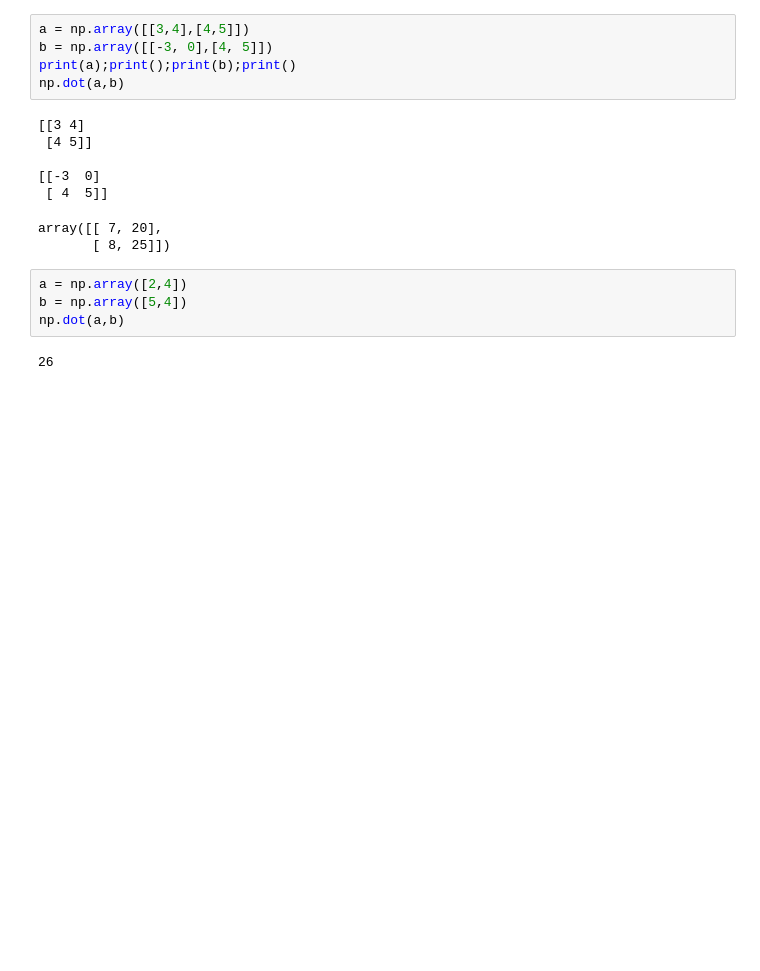
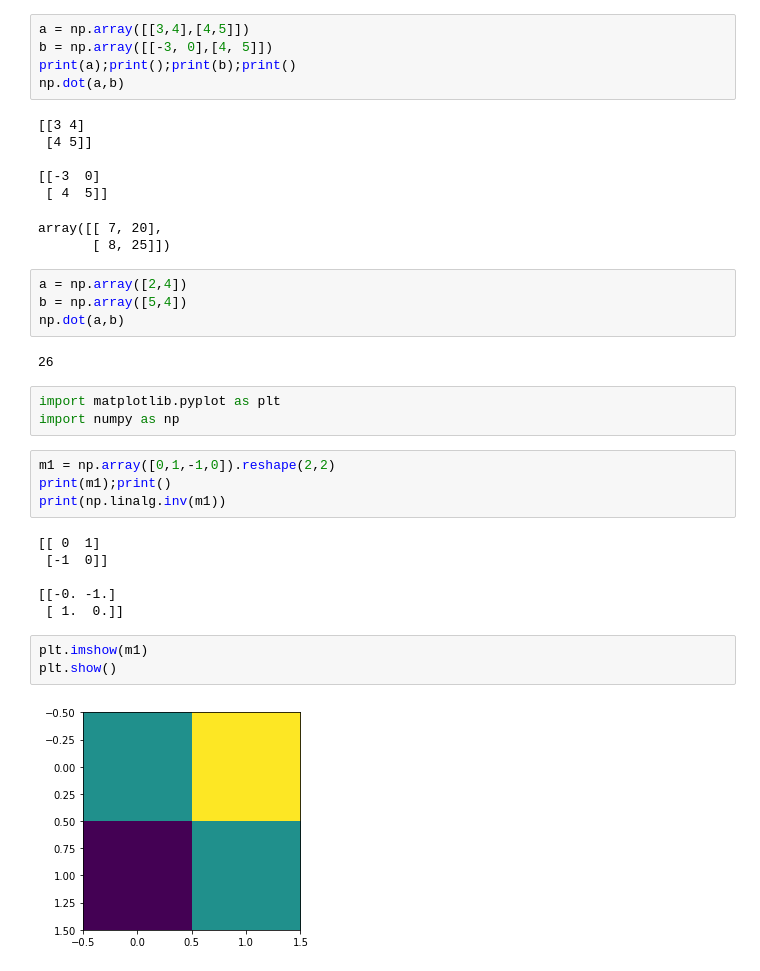
Before and after one commit to lkarjun/data-science-from-scratch, a Jupyter notebook: ChapterFour/LinearAlgebra.ipynb, the cells around one changed output. Saved outputs shown, nothing was run; the diff lists cells and outputs as text; blank space fills up the shorter version.

```diff
--- a/ChapterFour/LinearAlgebra.ipynb
+++ b/ChapterFour/LinearAlgebra.ipynb
@@ -296,3 +292,21 @@ b = np.array([5,4])
 np.dot(a,b)
 # %% [output]
 26
+# %%
+import matplotlib.pyplot as plt
+import numpy as np
+# %%
+m1 = np.array([0,1,-1,0]).reshape(2,2)
+print(m1);print()
+print(np.linalg.inv(m1))
+# %% [output]
+[[ 0  1]
+ [-1  0]]
+
+[[-0. -1.]
+ [ 1.  0.]]
+# %%
+plt.imshow(m1)
+plt.show()
+# %% [output]
+[figure, added]
```
Also changed, not shown: parts of 13 cells of this notebook.
